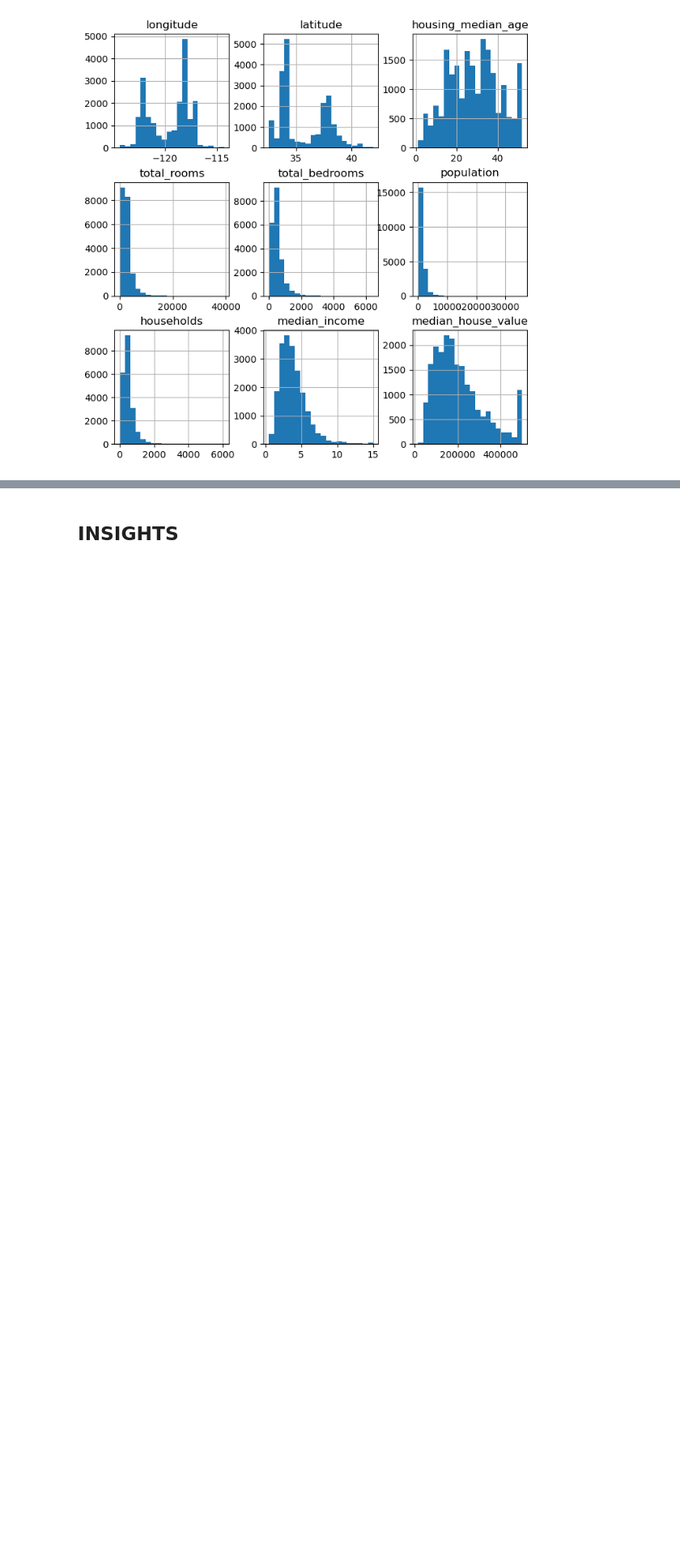
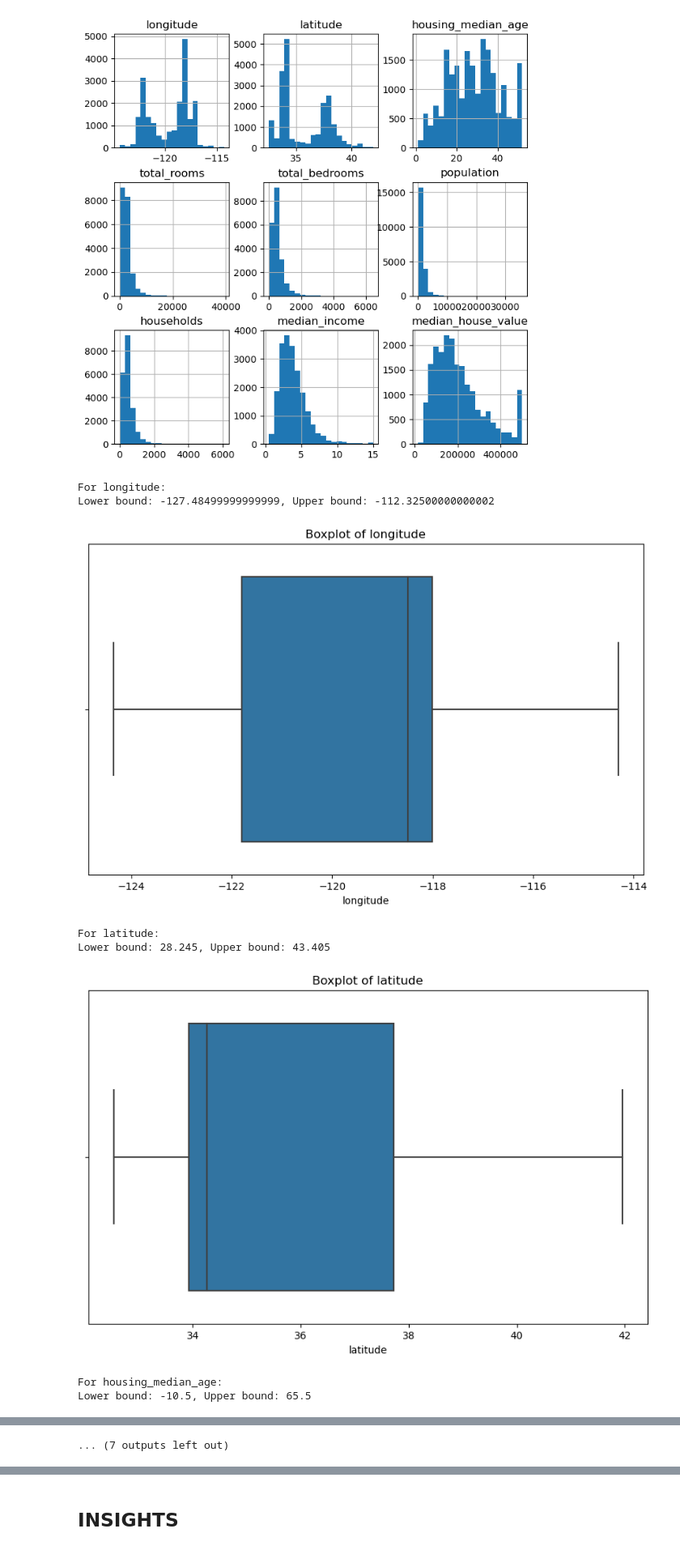
Before and after one commit to SaiKeerthana134/EDA-on-Housing-Data, a Jupyter notebook: Exploratory Data Analysis on Housing data.ipynb, the cells around one changed output, grey strips where cells are left out. Shown at 81% size. Cells and saved outputs as stored; diff of their text form; code cells hidden in the pictures; blank space fills up the shorter version.

```diff
--- a/Exploratory Data Analysis on Housing data.ipynb
+++ b/Exploratory Data Analysis on Housing data.ipynb
@@ -131,3 +143,45 @@ new_df
 new_df.hist(figsize=(8,8), bins=20);
 # %% [output]
 [figure]
+# %%
+import pandas as pd
+import seaborn as sns
+import matplotlib.pyplot as plt
+
+columns = ['longitude', 'latitude', 'housing_median_age', 'total_rooms', 'total_bedrooms', 'population', 'households', 'median_income', 'median_house_value']
+
+outliers_iqr = pd.DataFrame()
+
+for col in columns:
+    # IQR Method:
+    Q1 = new_df[col].quantile(0.25)
+    Q3 = new_df[col].quantile(0.75)
+    IQR = Q3 - Q1
+    outliers_i = new_df[((new_df[col] < (Q1 - 1.5 * IQR)) | (new_df[col] > (Q3 + 1.5 * IQR)))]
+
+    # Appending to the outliers dataframe
+    outliers_iqr = pd.concat([outliers_iqr, outliers_i])
+
+    # Print the outlier range for IQR
+    print(f"For {col}:")
+    print(f"Lower bound: {Q1 - 1.5 * IQR}, Upper bound: {Q3 + 1.5 * IQR}\n")
+
+    # Plotting boxplot for IQR
+    plt.figure(figsize=(10, 6))
+    sns.boxplot(x=new_df[col])
+    plt.title(f'Boxplot of {col}')
+    plt.show()
+
+# Removing duplicate rows in case a row is an outlier for multiple columns
+outliers_iqr = outliers_iqr.drop_duplicates()
+
+print("\nOutliers using IQR:\n", outliers_iqr)
+# %% [output]
+For longitude:
+Lower bound: -127.48499999999999, Upper bound: -112.32500000000002
+[figure, added]
+For latitude:
+Lower bound: 28.245, Upper bound: 43.405
+[figure, added]
+For housing_median_age:
+Lower bound: -10.5, Upper bound: 65.5
@@ -133,0 +198 @@ new_df.hist(figsize=(8,8), bins=20);
+... (7 outputs left out)
```
Also changed, not shown: parts of 3 cells of this notebook.
